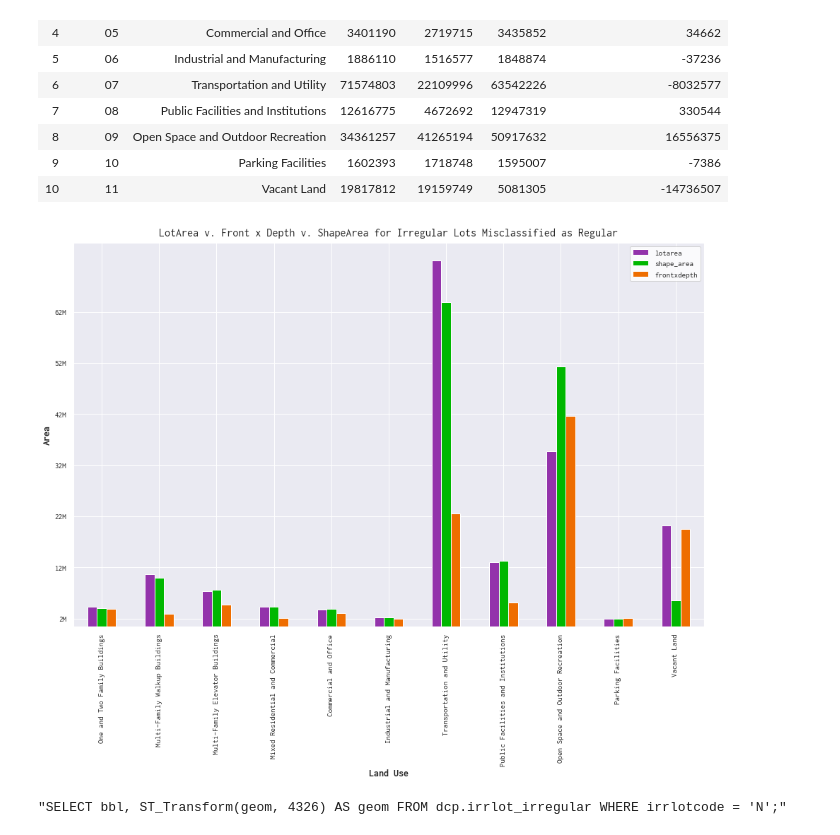
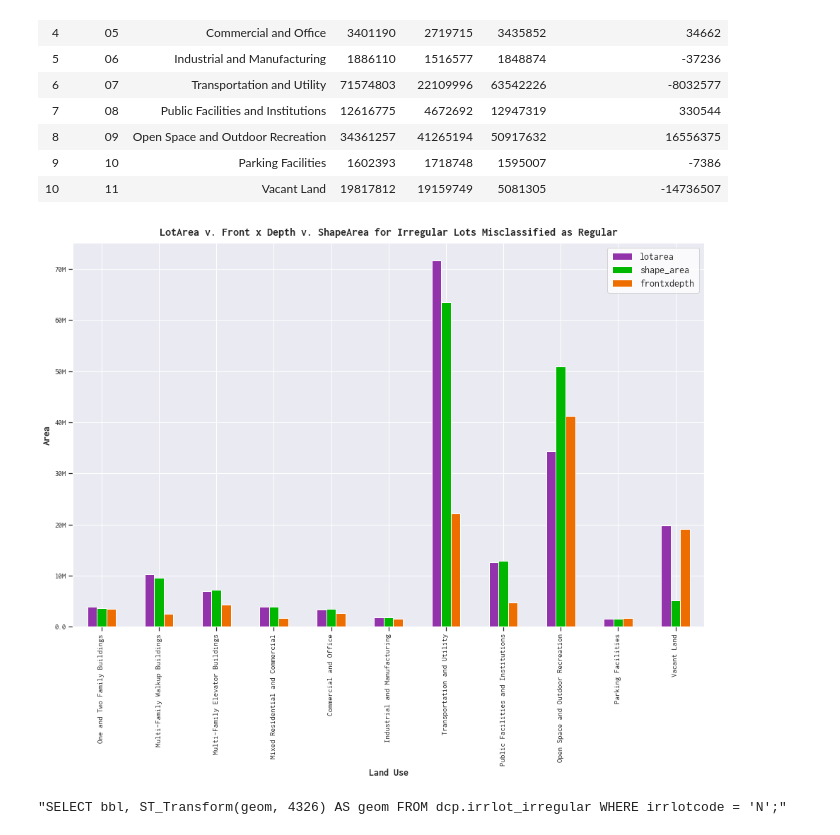
Before and after one commit to NYCPlanning/ann, a Jupyter notebook: irrlotcode 2019-11/notebooks/irrlotcode.ipynb, the cells around one changed output. Cells and saved outputs as stored; diff of their text form; code cells hidden in the pictures.

Commit message:
restore missing tick marks

```diff
--- a/irrlotcode 2019-11/notebooks/irrlotcode.ipynb
+++ b/irrlotcode 2019-11/notebooks/irrlotcode.ipynb
@@ -193,43 +193,43 @@ BIGGER_SIZE = 16
 
 rcParams['font.family'] = 'sans-serif'
 rcParams['font.sans-serif'] = ['Inconsolata']
+rcParams["legend.borderpad"] = .5
 plt.rc('font', size=SMALL_SIZE)
 plt.rc('axes', titlesize=BIGGER_SIZE)     # fontsize of the axes title
 plt.rc('axes', labelsize=MEDIUM_LARGE_SIZE)    # fontsize of the x and y labels
 plt.rc('xtick', labelsize=MEDIUM_SIZE)    # fontsize of the tick labels
 plt.rc('ytick', labelsize=MEDIUM_SIZE)    # fontsize of the tick labels
-plt.rc('legend', fontsize=MEDIUM_SIZE)    # legend fontsize
+plt.rc('legend', fontsize=MEDIUM_LARGE_SIZE)    # legend fontsize
 plt.rc('figure', titlesize=BIGGER_SIZE)  # fontsize of the figure title
 # %%
 def y_fmt(tick_val, pos):
     if tick_val > 1000000000:
         val = round(int(tick_val) /1000000000, 1)
         return '{}B'.format(val)
     elif tick_val > 1000000:
         val = round(int(tick_val) /1000000)
         return '{}M'.format(val)
     elif tick_val > 1000:
         val = int(tick_val) / 1000
         return '{}k'.format(val)
     else:
         return tick_val
 
 dfplot = pd.DataFrame({'lotarea': lotarea_list, 'shape_area': shape_area_list, 'frontxdepth': front_depth_list, }, index=landuse_list)
 ax = dfplot.plot.bar(rot=90, figsize=(16, 10), color=['#9333AB', '#00B700', '#EE6D00'])
 ax.set_xlabel("Land Use", fontweight="bold")
 ax.set_ylabel("Area", fontweight="bold")
+ax.tick_params(left=True, bottom=True)
 ax.ticklabel_format(useOffset=False, style='plain', axis='y')
 ax.yaxis.set_major_formatter(tick.FuncFormatter(y_fmt))
-plt.xticks(np.arange(len(shape_area_list)), landuse_list)
-plt.yticks(np.arange(min(y_axis_list), max(y_axis_list), 10000000))
 plt.legend(loc='upper right', shadow='bool')
-plt.title('LotArea v. Front x Depth v. ShapeArea for Irregular Lots Misclassified as Regular', pad=10, fontsize=16)
+plt.title('LotArea v. Front x Depth v. ShapeArea for Irregular Lots Misclassified as Regular', pad=10, fontsize=16, fontweight='bold')
 legend = plt.legend()
 frame = legend.get_frame()
 frame.set_facecolor('white')
 plt.show()
 # %% [output]
-[figure, old version]
+[figure, new version]
 # %%
 from ipyleaflet import Map, basemaps, GeoData, basemap_to_tiles, LayersControl, FullScreenControl, Popup, Marker
 from ipywidgets import HTML
```
Also changed, not shown: 1 other file.
